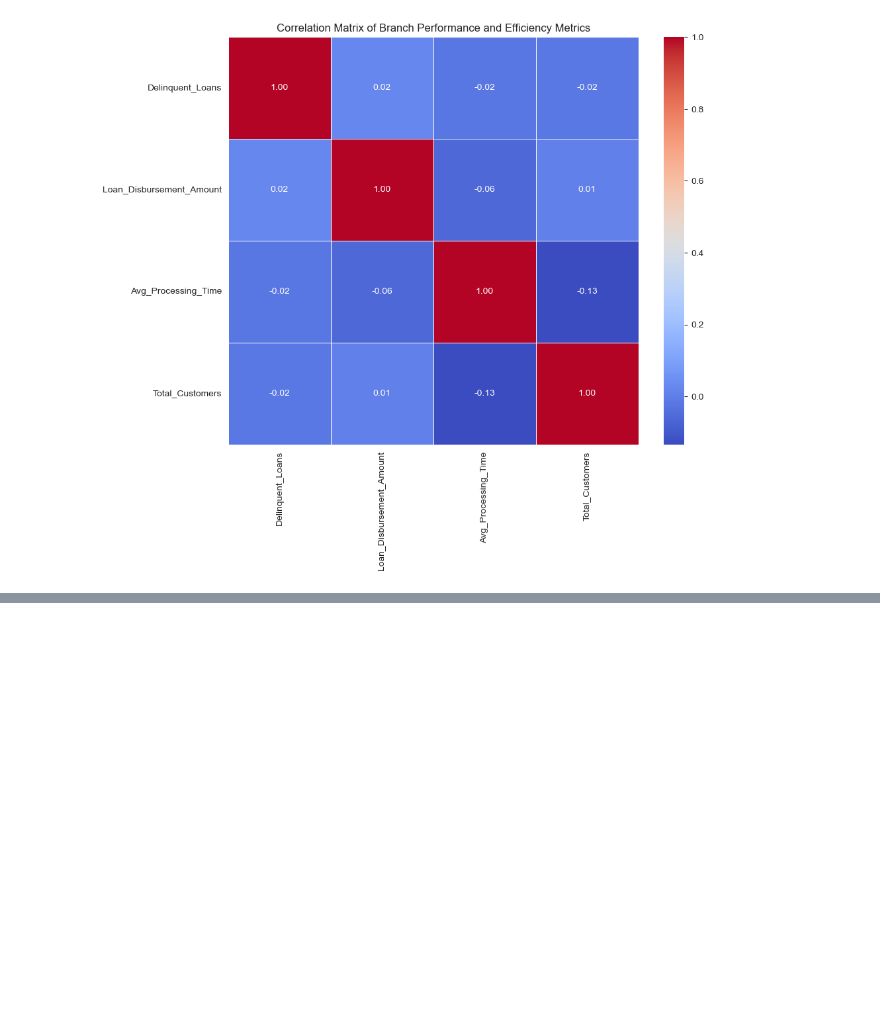
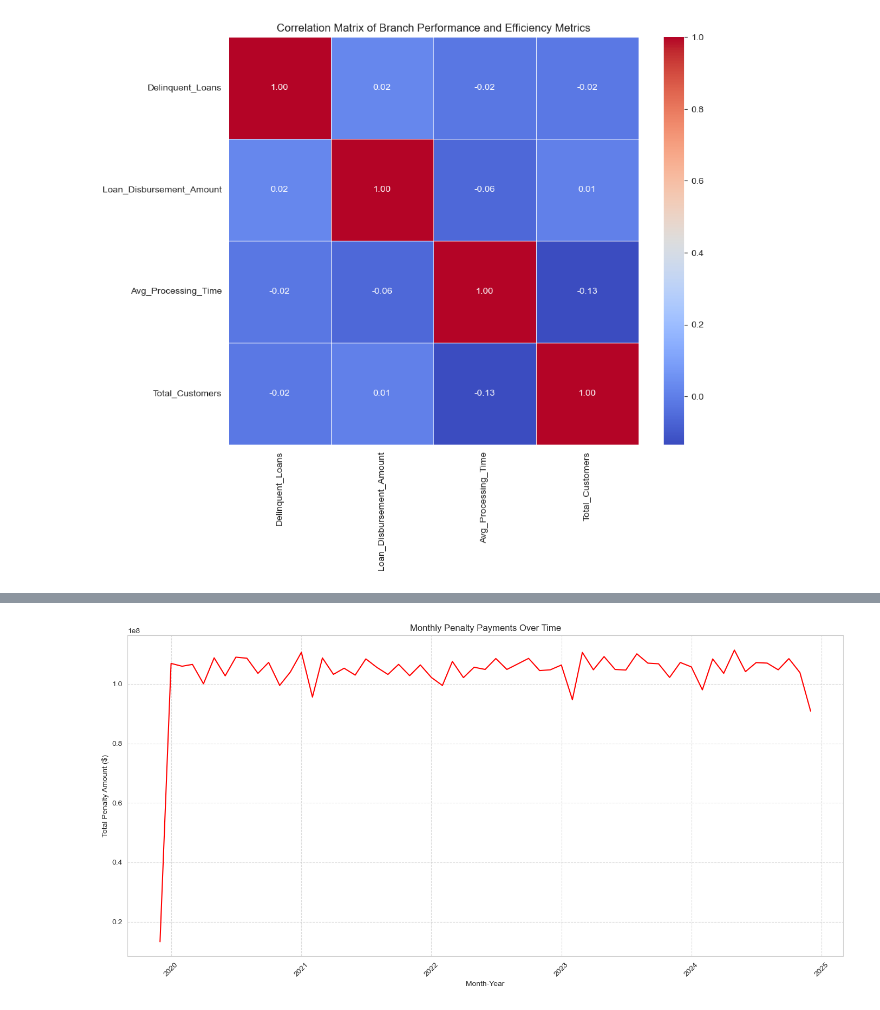
Before and after one commit to nisithasadangi/hv_assignment_28M_12A, a Jupyter notebook: assignment.ipynb, the cells around one changed output, grey strips where cells are left out. Saved outputs shown, nothing was run; the diff lists cells and outputs as text; code cells hidden in the pictures; blank space fills up the shorter version.

Commit message:
Transaction and Recovery Analysis

```diff
--- a/assignment.ipynb
+++ b/assignment.ipynb
@@ -983,0 +986,12 @@ plt.show()
+# %%
+penalty_payments = df_transactions[df_transactions['Payment_Type'] == 'Penalty'].copy()
+
+# Extract month and year for aggregation
+penalty_payments['Transaction_Month_Year'] = penalty_payments['Transaction_Date'].dt.to_period('M')
+
+# Aggregate penalty amounts by month
+monthly_penalty_payments = penalty_payments.groupby('Transaction_Month_Year')['Amount'].sum().reset_index()
+monthly_penalty_payments['Transaction_Month_Year'] = monthly_penalty_payments['Transaction_Month_Year'].dt.to_timestamp()
+
+print('Monthly Penalty Payments:')
+display(monthly_penalty_payments.head())
@@ -983,0 +1006,12 @@ plt.show()
+# %%
+plt.figure(figsize=(14, 7))
+sns.lineplot(x='Transaction_Month_Year', y='Amount', data=monthly_penalty_payments, color='red')
+plt.title('Monthly Penalty Payments Over Time')
+plt.xlabel('Month-Year')
+plt.ylabel('Total Penalty Amount ($)')
+plt.xticks(rotation=45)
+plt.grid(True, linestyle='--', alpha=0.7)
+plt.tight_layout()
+plt.show()
+# %% [output]
+[figure, added]
```
Also changed, not shown: parts of 8 cells of this notebook.
